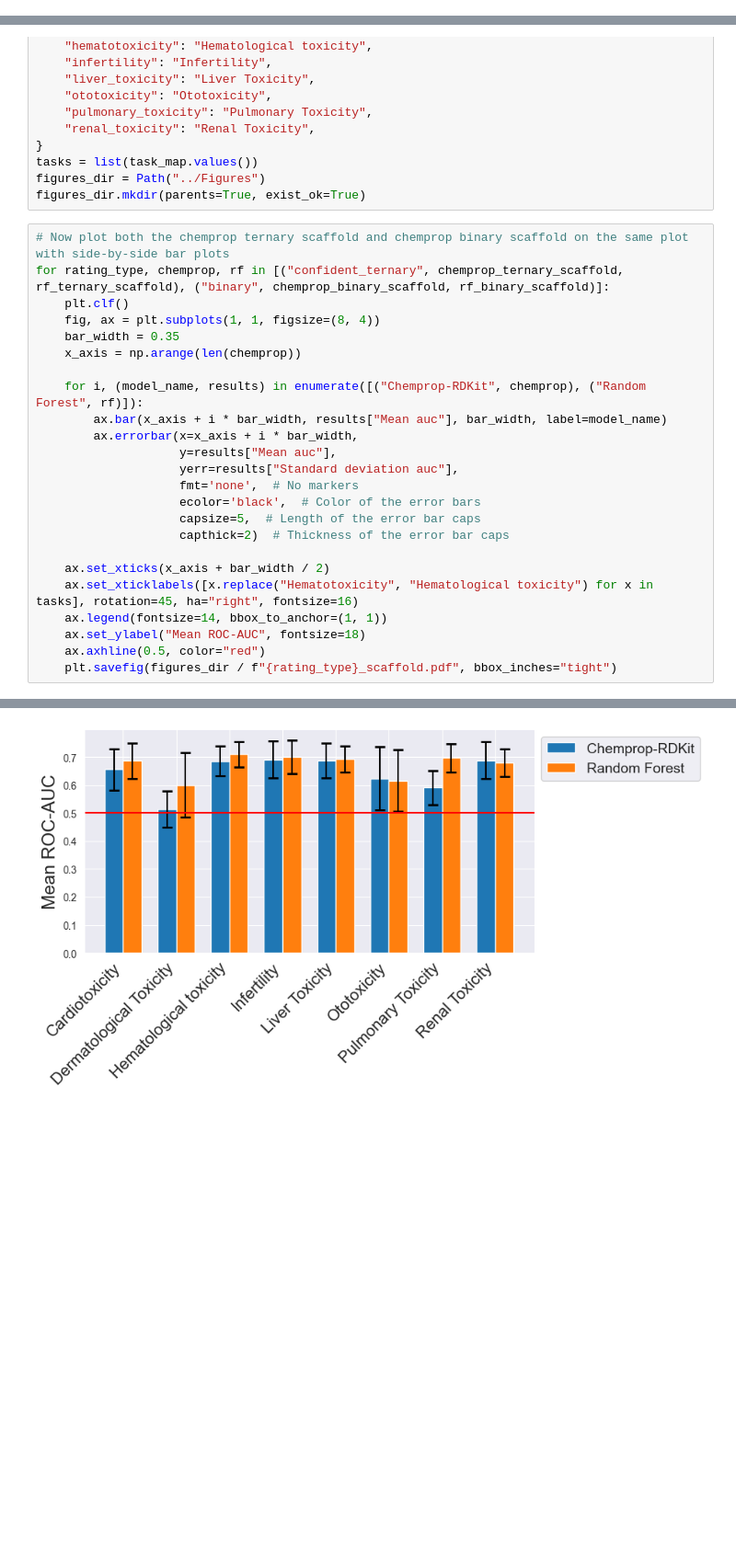
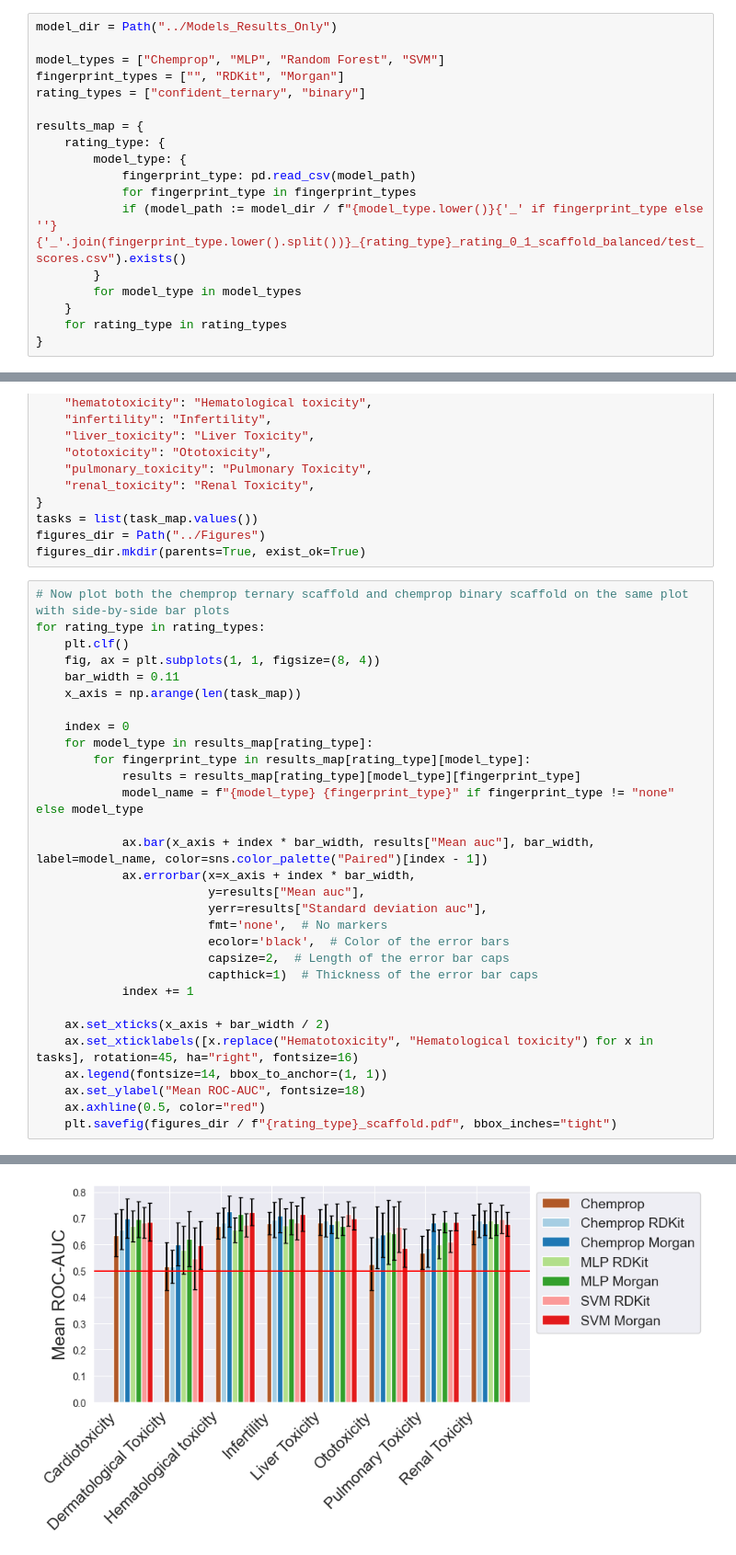
Before and after one commit to jsilbergDS/UniTox, a Jupyter notebook: Results/generate_paper_figures.ipynb, the cells around one changed output, grey strips where cells are left out. Shown at 92% size. Cells and saved outputs as stored; diff of their text form; blank space fills up the shorter version.

Commit message:
Adding chemprop with no features and updating figures

```diff
--- a/Results/generate_paper_figures.ipynb
+++ b/Results/generate_paper_figures.ipynb
@@ -240,3 +268,21 @@ rf_binary_scaffold = pd.read_csv(model_dir / "random_forest_binary_rating_0_1_sc
+# %%
+model_dir = Path("../Models_Results_Only")
+
+model_types = ["Chemprop", "MLP", "Random Forest", "SVM"]
+fingerprint_types = ["", "RDKit", "Morgan"]
+rating_types = ["confident_ternary", "binary"]
+
+results_map = {
+    rating_type: {
+        model_type: {
+            fingerprint_type: pd.read_csv(model_path)
+            for fingerprint_type in fingerprint_types
+            if (model_path := model_dir / f"{model_type.lower()}{'_' if fingerprint_type else ''}{'_'.join(fingerprint_type.lower().split())}_{rating_type}_rating_0_1_scaffold_balanced/test_scores.csv").exists()
+        }
+        for model_type in model_types
+    }
+    for rating_type in rating_types
+}
 # %%
 task_map = {
     "cardio_toxicity": "Cardiotoxicity",
@@ -253,29 +299,35 @@ figures_dir = Path("../Figures")
 figures_dir.mkdir(parents=True, exist_ok=True)
 # %%
 # Now plot both the chemprop ternary scaffold and chemprop binary scaffold on the same plot with side-by-side bar plots
-for rating_type, chemprop, rf in [("confident_ternary", chemprop_ternary_scaffold, rf_ternary_scaffold), ("binary", chemprop_binary_scaffold, rf_binary_scaffold)]:
+for rating_type in rating_types:
     plt.clf()
     fig, ax = plt.subplots(1, 1, figsize=(8, 4))
-    bar_width = 0.35
-    x_axis = np.arange(len(chemprop))
+    bar_width = 0.11
+    x_axis = np.arange(len(task_map))
 
-    for i, (model_name, results) in enumerate([("Chemprop-RDKit", chemprop), ("Random Forest", rf)]):
-        ax.bar(x_axis + i * bar_width, results["Mean auc"], bar_width, label=model_name)
-        ax.errorbar(x=x_axis + i * bar_width,
-                    y=results["Mean auc"],
-                    yerr=results["Standard deviation auc"],
-                    fmt='none',  # No markers
-                    ecolor='black',  # Color of the error bars
-                    capsize=5,  # Length of the error bar caps
-                    capthick=2)  # Thickness of the error bar caps
+    index = 0
+    for model_type in results_map[rating_type]:
+        for fingerprint_type in results_map[rating_type][model_type]:
+            results = results_map[rating_type][model_type][fingerprint_type]
+            model_name = f"{model_type} {fingerprint_type}" if fingerprint_type != "none" else model_type
+
+            ax.bar(x_axis + index * bar_width, results["Mean auc"], bar_width, label=model_name, color=sns.color_palette("Paired")[index - 1])
+            ax.errorbar(x=x_axis + index * bar_width,
+                        y=results["Mean auc"],
+                        yerr=results["Standard deviation auc"],
+                        fmt='none',  # No markers
+                        ecolor='black',  # Color of the error bars
+                        capsize=2,  # Length of the error bar caps
+                        capthick=1)  # Thickness of the error bar caps
+            index += 1
 
     ax.set_xticks(x_axis + bar_width / 2)
     ax.set_xticklabels([x.replace("Hematotoxicity", "Hematological toxicity") for x in tasks], rotation=45, ha="right", fontsize=16)
     ax.legend(fontsize=14, bbox_to_anchor=(1, 1))
     ax.set_ylabel("Mean ROC-AUC", fontsize=18)
     ax.axhline(0.5, color="red")
     plt.savefig(figures_dir / f"{rating_type}_scaffold.pdf", bbox_inches="tight")
 # %% [output]
 <Figure size 640x480 with 0 Axes>
 <Figure size 800x400 with 0 Axes>
-[figure, old version]
+[figure, new version]
```
Also changed, not shown: parts of 3 cells of this notebook, 1 other file.
